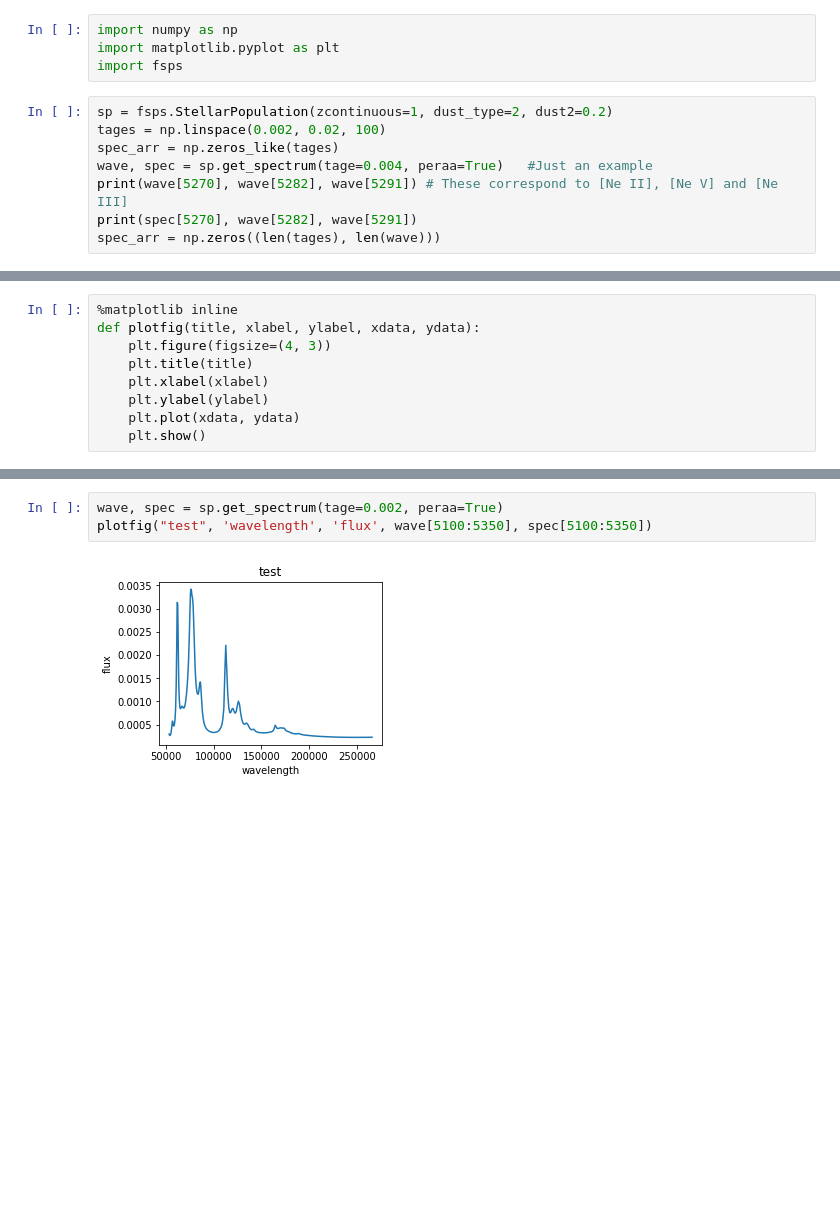
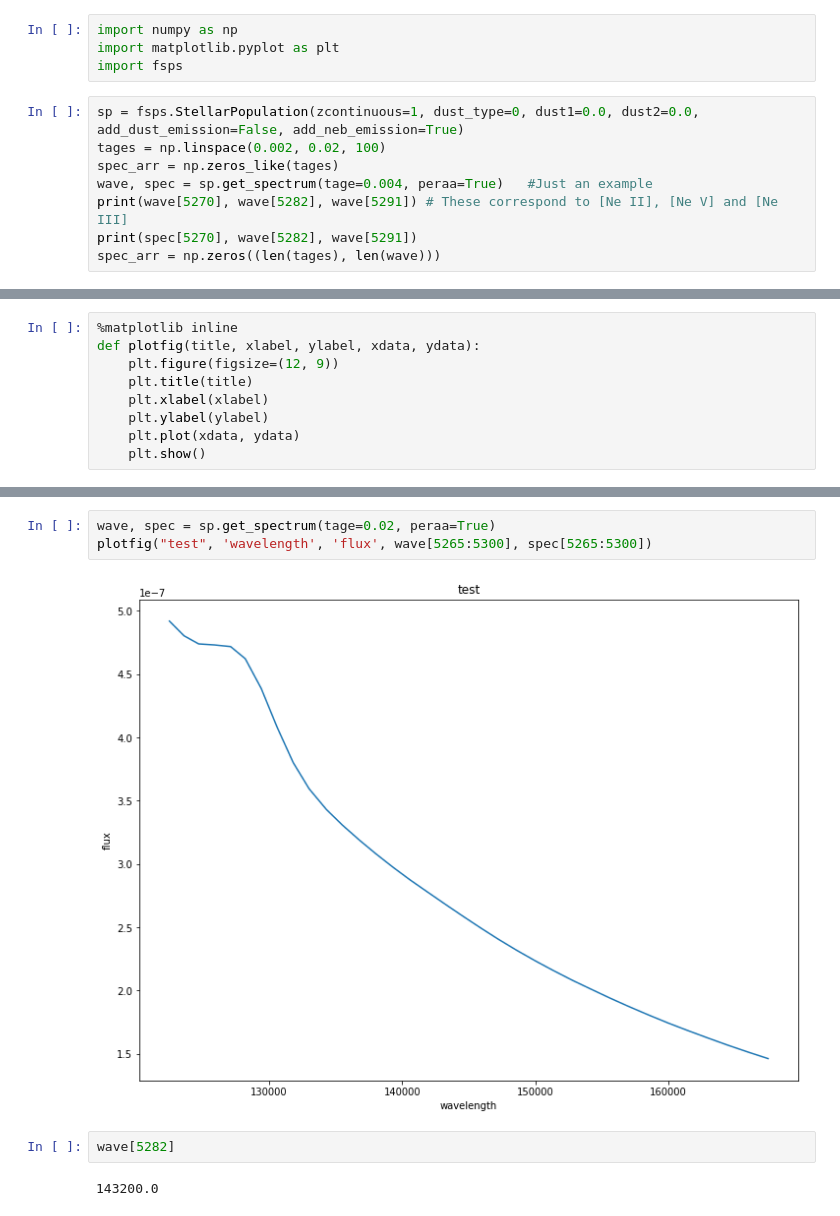
Before and after one commit to pavanhebbar/NGC4178, a Jupyter notebook: repro_12748/ngc4178_ssp.ipynb, the cells around one changed output, grey strips where cells are left out. Cells and saved outputs as stored; diff of their text form; blank space fills up the shorter version.

```diff
--- a/repro_12748/ngc4178_ssp.ipynb
+++ b/repro_12748/ngc4178_ssp.ipynb
@@ -3,7 +3,7 @@ import numpy as np
 import matplotlib.pyplot as plt
 import fsps
 # %%
-sp = fsps.StellarPopulation(zcontinuous=1, dust_type=2, dust2=0.2)
+sp = fsps.StellarPopulation(zcontinuous=1, dust_type=0, dust1=0.0, dust2=0.0, add_dust_emission=False, add_neb_emission=True)
 tages = np.linspace(0.002, 0.02, 100)
 spec_arr = np.zeros_like(tages)
 wave, spec = sp.get_spectrum(tage=0.004, peraa=True)   #Just an example
@@ -21,7 +21,7 @@ for i, age in enumerate(tages):
 # %%
 %matplotlib inline
 def plotfig(title, xlabel, ylabel, xdata, ydata):
-    plt.figure(figsize=(4, 3))
+    plt.figure(figsize=(12, 9))
     plt.title(title)
     plt.xlabel(xlabel)
     plt.ylabel(ylabel)
@@ -38,5 +38,9 @@ plotfig('[Ne V]/[Ne II] ratio with age', 'Time (in Myr)', '[Ne V]/[Ne II]', tage
 # %%
-wave, spec = sp.get_spectrum(tage=0.002, peraa=True)
-plotfig("test", 'wavelength', 'flux', wave[5100:5350], spec[5100:5350])
+wave, spec = sp.get_spectrum(tage=0.02, peraa=True)
+plotfig("test", 'wavelength', 'flux', wave[5265:5300], spec[5265:5300])
 # %% [output]
-[figure, old version]
+[figure, new version]
+# %%
+wave[5282]
+# %% [output]
+143200.0
```
Also changed, not shown: parts of 3 cells of this notebook, 10 other files.
